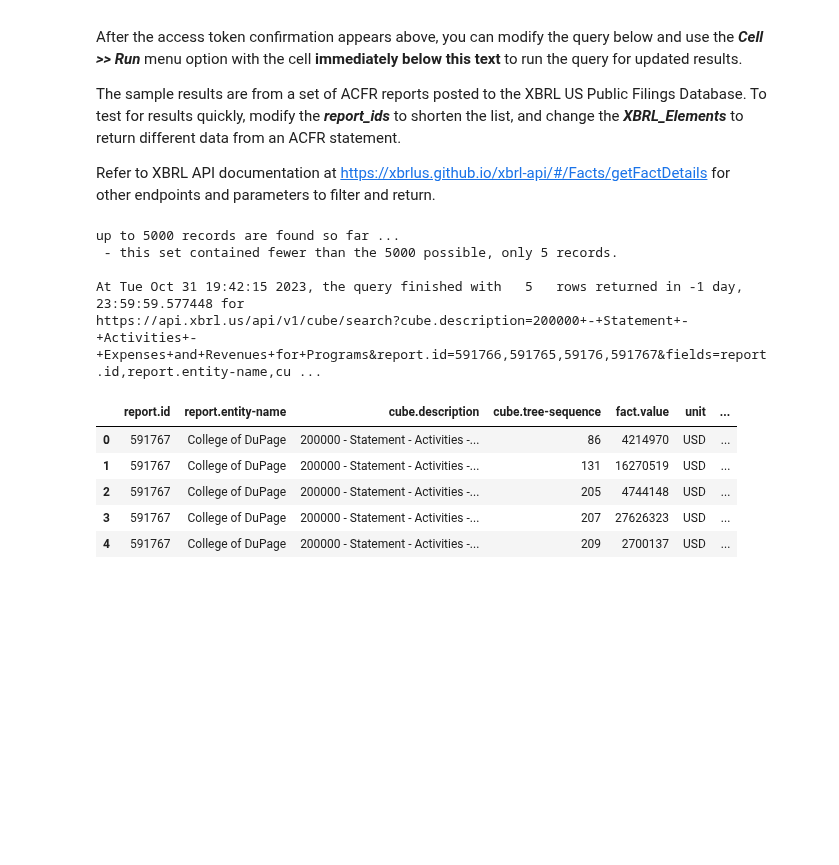
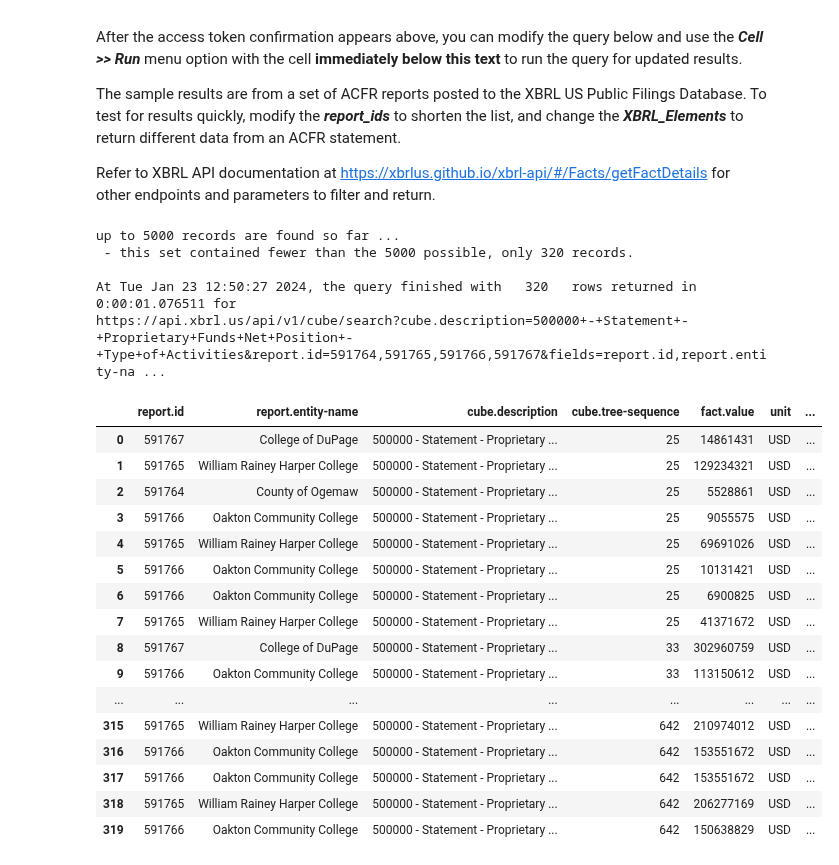
Before and after one commit to xbrlus/xbrl-api-ipynb, a Jupyter notebook: xbrl_us_api_acfr_cube.ipynb, the cells around one changed output. Cells and saved outputs as stored; diff of their text form; code cells hidden in the pictures; blank space fills up the shorter version.

```diff
--- a/xbrl_us_api_acfr_cube.ipynb
+++ b/xbrl_us_api_acfr_cube.ipynb
@@ -82,14 +82,17 @@ endpoint = 'cube' #taxonomy presentation linkbase + facts
 # query for ACFR reports, sort by year descending and name ascending
 # https://api.xbrl.us/api/v1/report/search?report.source-name=ACFR&fields=report.entity-name,report.period-focus,report.year-focus,report.filing-date,report.id,report.entry-url,report.source-name
 
-report_ids = [
-'591766','591765','59176','591767' # ACFR report ids
+report_ids = [# ACFR report ids
+'591764',# 591764 - County of Ogemaw: https://xbrlus.github.io/acfr/ixviewer/ix.html?doc=../samples/100/Ogemaw-20210930-Annual-Accounts.htm
+'591765',# 591765 - William Rainey Harper College: https://xbrlus.github.io/acfr/ixviewer/ix.html?doc=../samples/106/HARPER2021.htm
+'591766',# 591766 - Oakton Community College: https://xbrlus.github.io/acfr/ixviewer/ix.html?doc=../samples/41/OAKTON-20200630.html
+'591767' # 591767 - College of DuPage: https://xbrlus.github.io/acfr/ixviewer/ix.html?doc=../samples/82/COD2021.htm
 ]
 
 # query for unique Statements in the 2022 GRIP Taxonomy
 # https://api.xbrl.us/api/v1/dts/729592/network/search?network.link-name=presentationLink&fields=network.role-description.sort(ASC),dts.id&unique
 
-XBRL_Elements = ["200000 - Statement - Activities - Expenses and Revenues for Programs"] # remove the Statement between the quotes to get all data for report.ids below
+XBRL_Elements = ["500000 - Statement - Proprietary Funds Net Position - Type of Activities"] # remove the Statement between the quotes to get all data for report.ids below
 
 # Define data fields to return (multi-sort based on order)
 
@@ -110,7 +113,8 @@ fields = [ # this is the list of the characteristics of the data being returned
 params = { # this is the list of what's being queried against the endpoint
          'cube.description': ','.join(XBRL_Elements),
          'report.id': ','.join(report_ids),
-         'fields': ','.join(fields)
+         'fields': ','.join(fields),
+         'unique': ''
          }
 
 # Create query and loop for all results - code below does not need to be changed
@@ -145,41 +149,52 @@ while True:
         elif 500 == res_json['paging']['limit']:
                 params['fields'] = orig_fields + ',' + endpoint + '.offset({})'.format(offset_value)
                 if offset_value == 4 * res_json['paging']['limit']:
                         break
         params['fields'] = orig_fields + ',' + endpoint + '.offset({})'.format(offset_value)
 
 if not 'error' in res_json:
     current_datetime = datetime.now().replace(microsecond=0)
     time_taken = current_datetime - query_start
     index = pd.DataFrame(res_df).index
     total_rows = len(index)
     your_limit = res_json['paging']['limit']
     limit_message = "If the results below match the limit noted above, you might not be seeing all rows, and should consider upgrading (https://xbrl.us/access-token).\n"
 
     if your_limit == 100:
         print("\nThis non-Member account has a limit of " , 10 * your_limit, " rows per query from our Public Filings Database. " + limit_message)
     elif your_limit == 500:
         print("\nThis Basic Individual Member account has a limit of ", 4 * your_limit, " rows per query from our Public Filings Database. " + limit_message)
 
     print("\nAt " + current_datetime.strftime("%c") +  ", the query finished with  ", str(total_rows), "  rows returned in " + str(time_taken) + " for \n" +  urllib.parse.unquote(res.url))
 
 
     df = pd.DataFrame(res_df)
     # the format truncates the HTML display of numerical values to two decimals; .csv data is unaffected
     pd.options.display.float_format = '{:,.2f}'.format
     display(HTML(df.to_html()))
 # %% [output]
 up to 5000 records are found so far ...
- - this set contained fewer than the 5000 possible, only 5 records.
+ - this set contained fewer than the 5000 possible, only 320 records.
 
-At Tue Oct 31 19:42:15 2023, the query finished with   5   rows returned in -1 day, 23:59:59.577448 for
-https://api.xbrl.us/api/v1/cube/search?cube.description=200000+-+Statement+-+Activities+-+Expenses+and+Revenues+for+Programs&report.id=591766,591765,59176,591767&fields=report.id,report.entity-name,cu ...
+At Tue Jan 23 12:50:27 2024, the query finished with   320   rows returned in 0:00:01.076511 for
+https://api.xbrl.us/api/v1/cube/search?cube.description=500000+-+Statement+-+Proprietary+Funds+Net+Position+-+Type+of+Activities&report.id=591764,591765,591766,591767&fields=report.id,report.entity-na ...
 |  | report.id | report.entity-name | cube.description | cube.tree-sequence | fact.value | unit | ... |
-| 0 | 591767 | College of DuPage | 200000 - Statement - Activities -... | 86 | 4214970 | USD | ... |
-| 1 | 591767 | College of DuPage | 200000 - Statement - Activities -... | 131 | 16270519 | USD | ... |
-| 2 | 591767 | College of DuPage | 200000 - Statement - Activities -... | 205 | 4744148 | USD | ... |
-| 3 | 591767 | College of DuPage | 200000 - Statement - Activities -... | 207 | 27626323 | USD | ... |
-| 4 | 591767 | College of DuPage | 200000 - Statement - Activities -... | 209 | 2700137 | USD | ... |
+| 0 | 591767 | College of DuPage | 500000 - Statement - Proprietary ... | 25 | 14861431 | USD | ... |
+| 1 | 591765 | William Rainey Harper College | 500000 - Statement - Proprietary ... | 25 | 129234321 | USD | ... |
+| 2 | 591764 | County of Ogemaw | 500000 - Statement - Proprietary ... | 25 | 5528861 | USD | ... |
+| 3 | 591766 | Oakton Community College | 500000 - Statement - Proprietary ... | 25 | 9055575 | USD | ... |
+| 4 | 591765 | William Rainey Harper College | 500000 - Statement - Proprietary ... | 25 | 69691026 | USD | ... |
+| 5 | 591766 | Oakton Community College | 500000 - Statement - Proprietary ... | 25 | 10131421 | USD | ... |
+| 6 | 591766 | Oakton Community College | 500000 - Statement - Proprietary ... | 25 | 6900825 | USD | ... |
+| 7 | 591765 | William Rainey Harper College | 500000 - Statement - Proprietary ... | 25 | 41371672 | USD | ... |
+| 8 | 591767 | College of DuPage | 500000 - Statement - Proprietary ... | 33 | 302960759 | USD | ... |
+| 9 | 591766 | Oakton Community College | 500000 - Statement - Proprietary ... | 33 | 113150612 | USD | ... |
+| ... | ... | ... | ... | ... | ... | ... | ... |
+| 315 | 591765 | William Rainey Harper College | 500000 - Statement - Proprietary ... | 642 | 210974012 | USD | ... |
+| 316 | 591766 | Oakton Community College | 500000 - Statement - Proprietary ... | 642 | 153551672 | USD | ... |
+| 317 | 591766 | Oakton Community College | 500000 - Statement - Proprietary ... | 642 | 153551672 | USD | ... |
+| 318 | 591765 | William Rainey Harper College | 500000 - Statement - Proprietary ... | 642 | 206277169 | USD | ... |
+| 319 | 591766 | Oakton Community College | 500000 - Statement - Proprietary ... | 642 | 150638829 | USD | ... |
 # %%
 # If you run this program locally, you can save the output to a file on your computer (modify D:\results.csv to your system)
 df.to_csv(r"D:\results.csv",sep=",")
```
